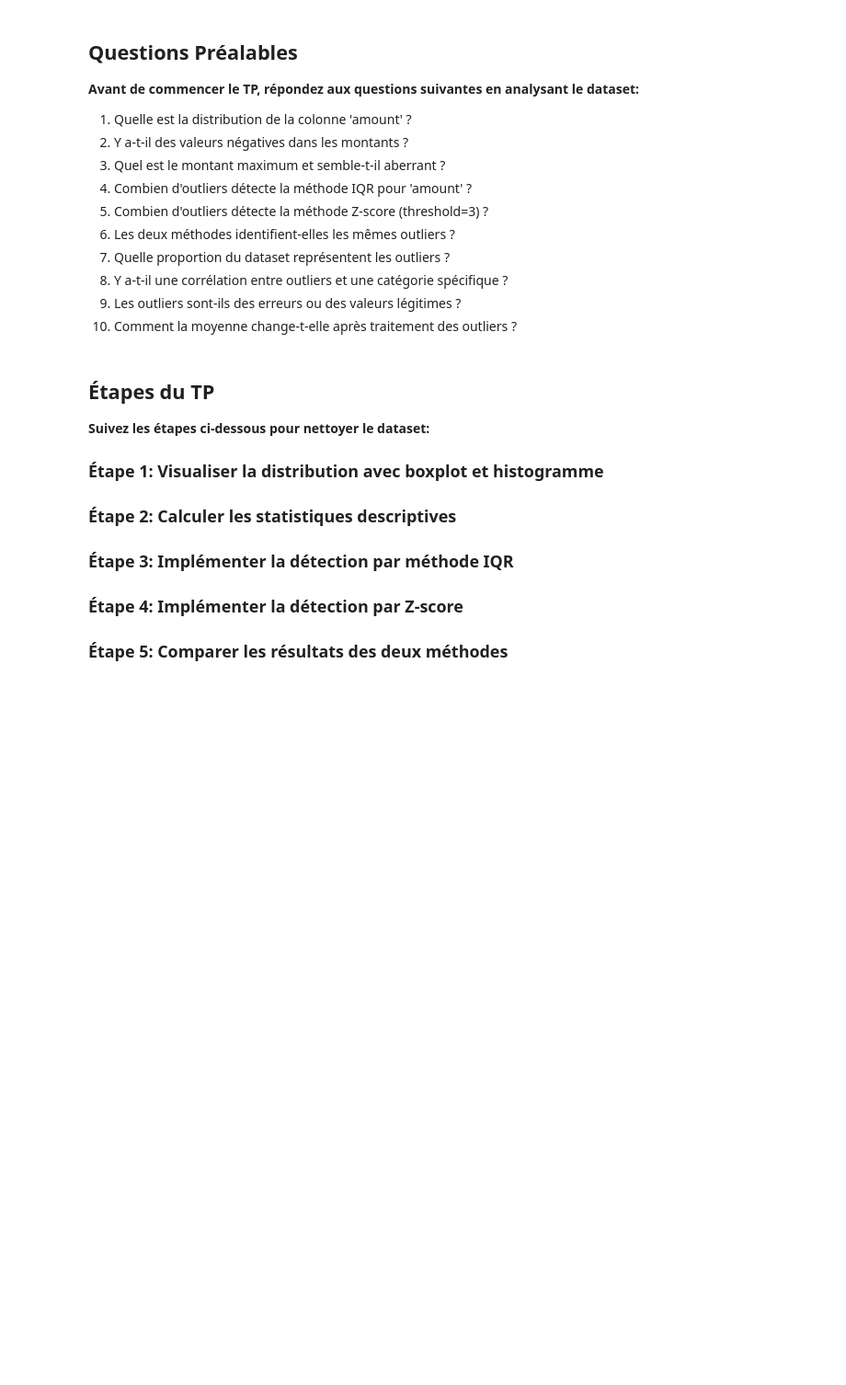
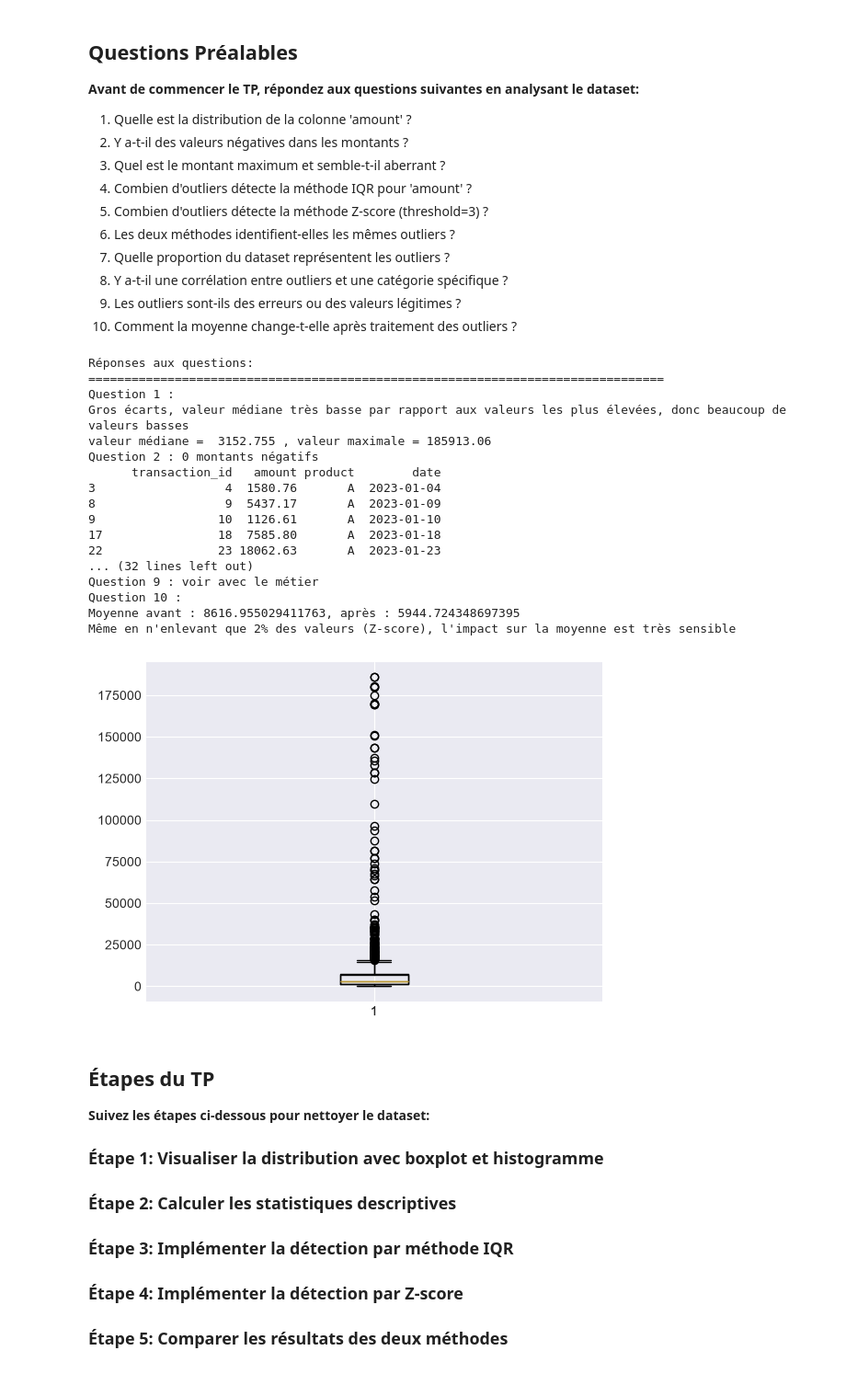
Before and after one commit to FredericPerret/Exercices, a Jupyter notebook: DataCleansing/TP3_Data_Cleansing_TP3.ipynb, the cells around one changed output. Shown at 92% size. Cells and saved outputs as stored; diff of their text form; code cells hidden in the pictures; blank space fills up the shorter version.

```diff
--- a/DataCleansing/TP3_Data_Cleansing_TP3.ipynb
+++ b/DataCleansing/TP3_Data_Cleansing_TP3.ipynb
@@ -35,7 +38,7 @@ print(" Bibliothèques importées avec succès!")
 ## Import du Dataset
 # %%
 # Charger le dataset
-df = pd.read_csv('sales_outliers.csv')
+df = pd.read_csv('data/sales_outliers.csv')
 
 # Afficher les informations de base
 print(f"📏 Dimensions: {df.shape[0]} lignes × {df.shape[1]} colonnes")
@@ -98,3 +116,81 @@ print("="*80)
+# %%
+# Cellule pour vos réponses et analyses
+# Utilisez cette cellule pour explorer les données et répondre aux questions
+
+# Exemple d'analyses:
+# df.describe()
+# df['colonne'].value_counts()
+# df.isnull().sum()
+# etc.
+
+print("Réponses aux questions:")
+print("="*80)
+
+# Écrivez vos réponses ici
+print("Question 1 :")
+# sns.displot(df["amount"], binwidth=1000, kde=True)
+plt.boxplot(df["amount"])
+print("Gros écarts, valeur médiane très basse par rapport aux valeurs les plus élevées, donc beaucoup de valeurs basses")
+print("valeur médiane = ",df["amount"].median(), ", valeur maximale =",df["amount"].max())
+print(f"Question 2 : {(df["amount"]<0).sum()} montants négatifs")
+print(df[df["product"]=="A"])
+print("Question 3 :")
+print(f"Le montant maxi ({df["amount"].max()}€) correspond au produit A pour lequel les autres montants sont très différents. La distribution du produit A est la suivante :")
+plt.boxplot(df[df["product"]=="A"]["amount"])
+print("Néanmoins on n'a pas de valeurs isolées, une analyse métier est nécessaire pour trancher.")
+print("Question 4 :")
+def detect_outliers_iqr(df, column):
+    Q1 = df[column].quantile(0.25)
+    Q3 = df[column].quantile(0.75)
+    IQR = Q3 - Q1
+    lower_bound = Q1 - 1.5 * IQR
+    upper_bound = Q3 + 1.5 * IQR
+    outliers = df[(df[column] < lower_bound) | (df[column] > upper_bound)]
+    return outliers, lower_bound, upper_bound
+
+# Utilisation
+outliersiqr, lower, upper = detect_outliers_iqr(df, 'amount')
+print(f"Nombre d'outliers: {len(outliersiqr)}")
+print("Question 5 :")
+z_scores = np.abs(stats.zscore(df['amount']))
+threshold = 3
+# Détection des outliers
+outliersz = df[z_scores > threshold]
+print(f"Outliers détectés: {len(outliersz)}")
+print("Question 6 :")
+print("Nombre d'indexes communs :",len(outliersiqr.index.intersection(outliersz.index)))
+print("Tous les outliers trouvés par la méthode Z-score sont présents parmi ceux trouvés par la méthode IQR.")
+print("Question 7 :")
+nbMt = len(df['amount'])
+print(f"méthode IQR : {int(len(outliersiqr)/nbMt*100)}%, méthode Z-score : {int(len(outliersz)/nbMt*100)}%")
+print("Question 8 :")
+print(df["product"].filter(items=outliersiqr.index, axis=0).value_counts())
+print(df["product"].filter(items=outliersz.index, axis=0).value_counts())
+print("Pas de produit spécifique aux outliers")
+print("Question 9 : voir avec le métier")
+print("Question 10 :")
+df_clean = df.drop(outliersz.index)
+print(f"Moyenne avant : {df["amount"].mean()}, après : {df_clean["amount"].mean()}")
+print("Même en n'enlevant que 2% des valeurs (Z-score), l'impact sur la moyenne est très sensible")
+# %% [output]
+Réponses aux questions:
+================================================================================
+Question 1 :
+Gros écarts, valeur médiane très basse par rapport aux valeurs les plus élevées, donc beaucoup de valeurs basses
+valeur médiane =  3152.755 , valeur maximale = 185913.06
+Question 2 : 0 montants négatifs
+      transaction_id   amount product        date
+3                  4  1580.76       A  2023-01-04
+8                  9  5437.17       A  2023-01-09
+9                 10  1126.61       A  2023-01-10
+17                18  7585.80       A  2023-01-18
+22                23 18062.63       A  2023-01-23
+... (32 lines left out)
+Question 9 : voir avec le métier
+Question 10 :
+Moyenne avant : 8616.955029411763, après : 5944.724348697395
+Même en n'enlevant que 2% des valeurs (Z-score), l'impact sur la moyenne est très sensible
+[figure, added]
 # %% [markdown]
 ## Étapes du TP
 
```
Also changed, not shown: parts of 8 cells of this notebook.
